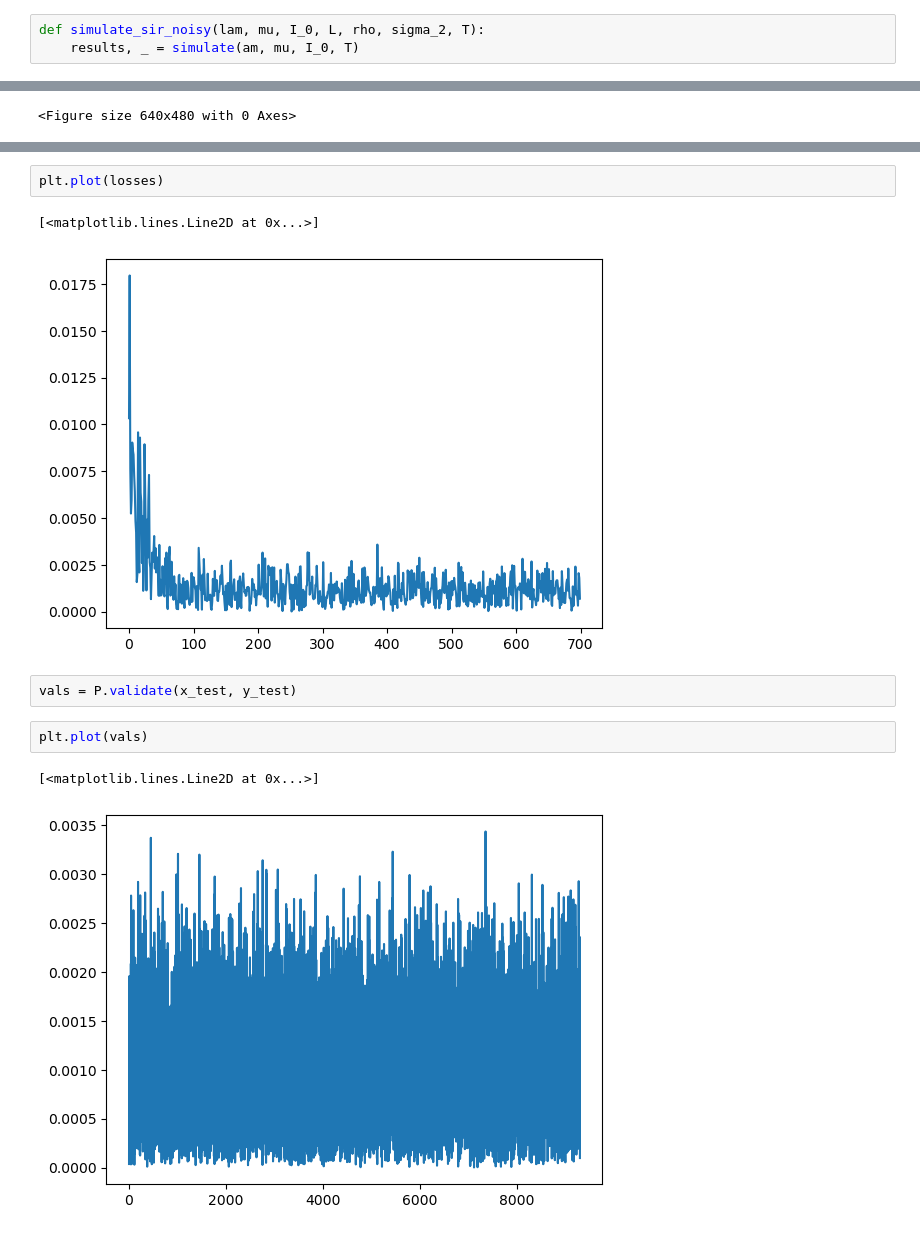
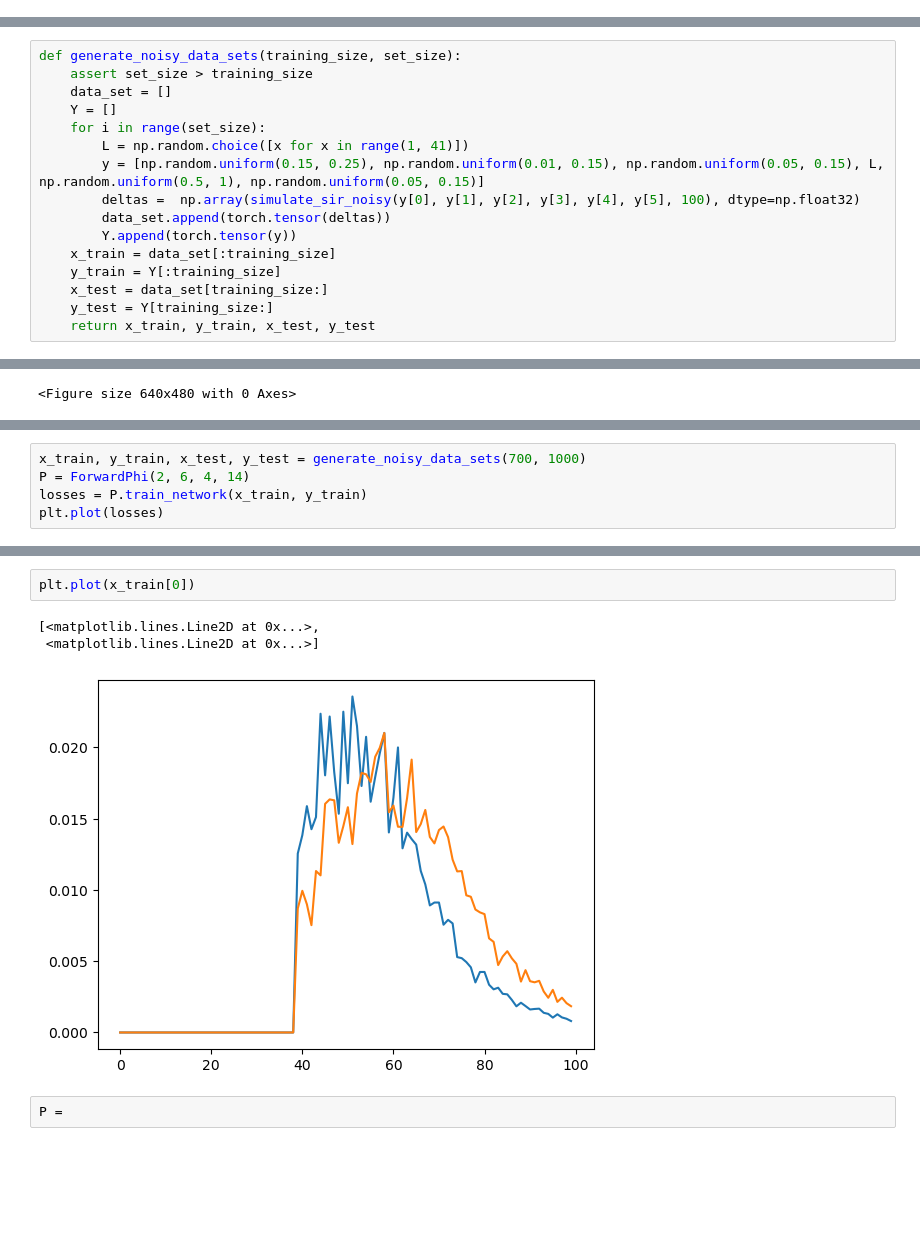
Before and after one commit to AnuR1234/GNN, a Jupyter notebook: Assignment4/epidemiology.ipynb, the cells around one changed output, grey strips where cells are left out. Saved outputs shown, nothing was run; the diff lists cells and outputs as text; blank space fills up the shorter version.

```diff
--- a/Assignment4/epidemiology.ipynb
+++ b/Assignment4/epidemiology.ipynb
@@ -91,9 +52,6 @@ def simulate_sir_simple(lam, mu, I_0, T):
     odes = lambda ivs: sir_odes(ivs, lam, mu, 1)
 
     return forward_euler(odes, ivs, 1, T)
-# %%
-def simulate_sir_noisy(lam, mu, I_0, L, rho, sigma_2, T):
-    results, _ = simulate(am, mu, I_0, T)
 # %%
 def plot_simulation(lam, mu, I_0, T):
     results = simulate_sir_simple(lam, mu, I_0, T)
@@ -232,0 +234,16 @@ def generate_data_sets(training_size, set_size):
+# %%
+def generate_noisy_data_sets(training_size, set_size):
+    assert set_size > training_size
+    data_set = []
+    Y = []
+    for i in range(set_size):
+        L = np.random.choice([x for x in range(1, 41)])
+        y = [np.random.uniform(0.15, 0.25), np.random.uniform(0.01, 0.15), np.random.uniform(0.05, 0.15), L, np.random.uniform(0.5, 1), np.random.uniform(0.05, 0.15)]
+        deltas =  np.array(simulate_sir_noisy(y[0], y[1], y[2], y[3], y[4], y[5], 100), dtype=np.float32)
+        data_set.append(torch.tensor(deltas))
+        Y.append(torch.tensor(y))
+    x_train = data_set[:training_size]
+    y_train = Y[:training_size]
+    x_test = data_set[training_size:]
+    y_test = Y[training_size:]
+    return x_train, y_train, x_test, y_test
@@ -287,0 +408,5 @@ losses = P.train_network(x_train, y_train)
+# %%
+x_train, y_train, x_test, y_test = generate_noisy_data_sets(700, 1000)
+P = ForwardPhi(2, 6, 4, 14)
+losses = P.train_network(x_train, y_train)
+plt.plot(losses)
@@ -288,12 +422,8 @@ losses = P.train_network(x_train, y_train)
 # %%
-plt.plot(losses)
+plt.plot(x_train[0])
 # %% [output]
-[<matplotlib.lines.Line2D at 0x...>]
+[<matplotlib.lines.Line2D at 0x...>,
+ <matplotlib.lines.Line2D at 0x...>]
-[figure, old version]
+[figure, new version]
-# %%
-vals = P.validate(x_test, y_test)
-# %%
-plt.plot(vals)
-# %% [output]
-[<matplotlib.lines.Line2D at 0x...>]
-[figure, removed]
+# %%
+P =
```
Also changed, not shown: parts of 28 cells of this notebook.
